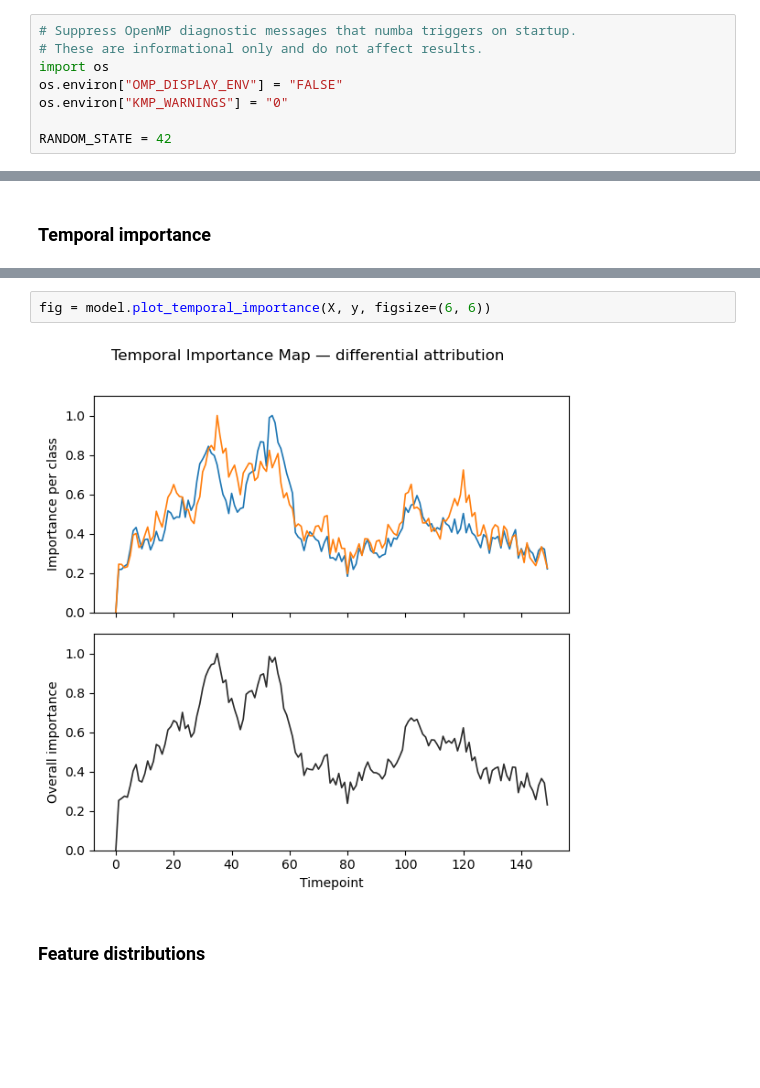
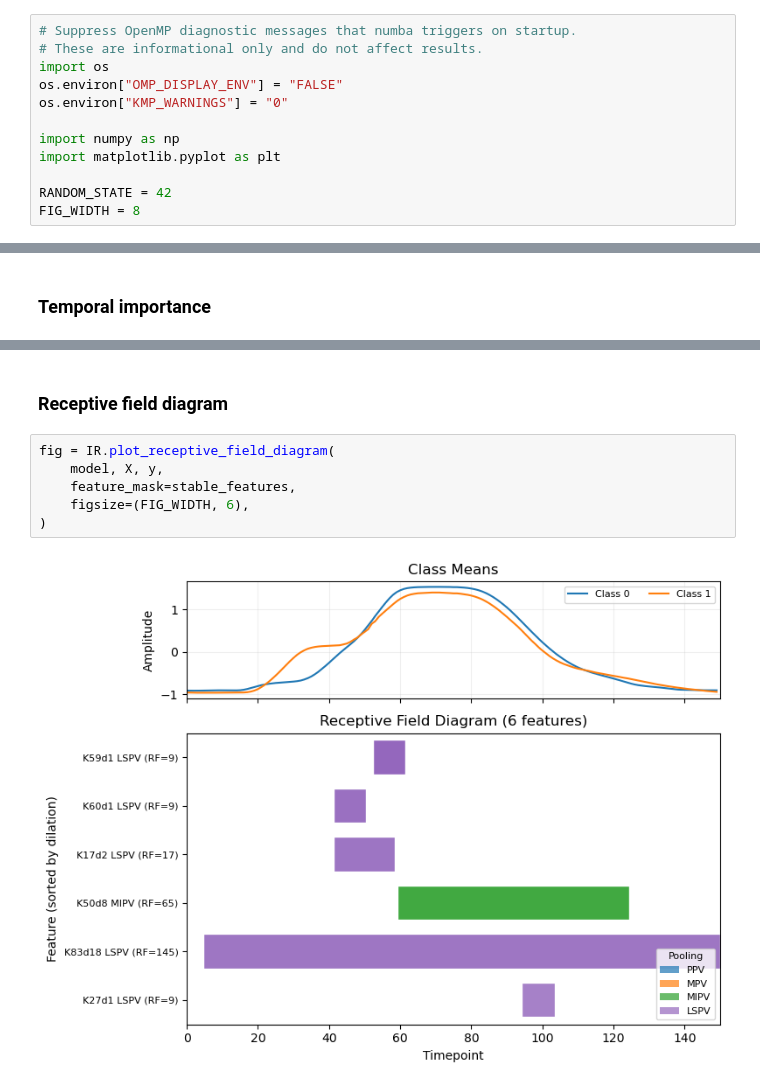
Before and after one commit to LaubachLab/i-rocket, a Jupyter notebook: examples/demo_GunPoint.ipynb, the cells around one changed output, grey strips where cells are left out. Cells and saved outputs as stored; diff of their text form; blank space fills up the shorter version.

```diff
--- a/examples/demo_GunPoint.ipynb
+++ b/examples/demo_GunPoint.ipynb
@@ -25,4 +15,8 @@ import os
 os.environ["OMP_DISPLAY_ENV"] = "FALSE"
 os.environ["KMP_WARNINGS"] = "0"
 
+import numpy as np
+import matplotlib.pyplot as plt
+
 RANDOM_STATE = 42
+FIG_WIDTH = 8
@@ -148,6 +211,10 @@ fig = model.plot_top_kernels(X, y, n_kernels=5)
+# %% [markdown]
+### Receptive field diagram
 # %%
-fig = model.plot_temporal_importance(X, y, figsize=(6, 6))
+fig = IR.plot_receptive_field_diagram(
+    model, X, y,
+    feature_mask=stable_features,
+    figsize=(FIG_WIDTH, 6),
+)
 # %% [output]
-[figure, old version]
+[figure, new version]
-# %% [markdown]
-### Feature distributions
```
Also changed, not shown: parts of 46 cells of this notebook, 1 other file.
